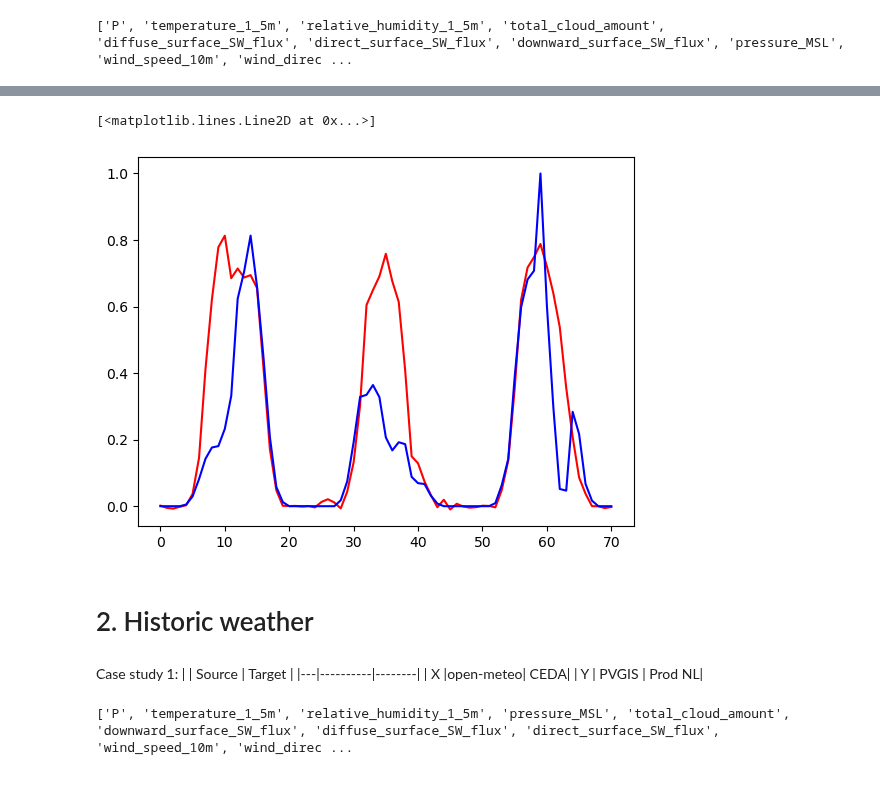
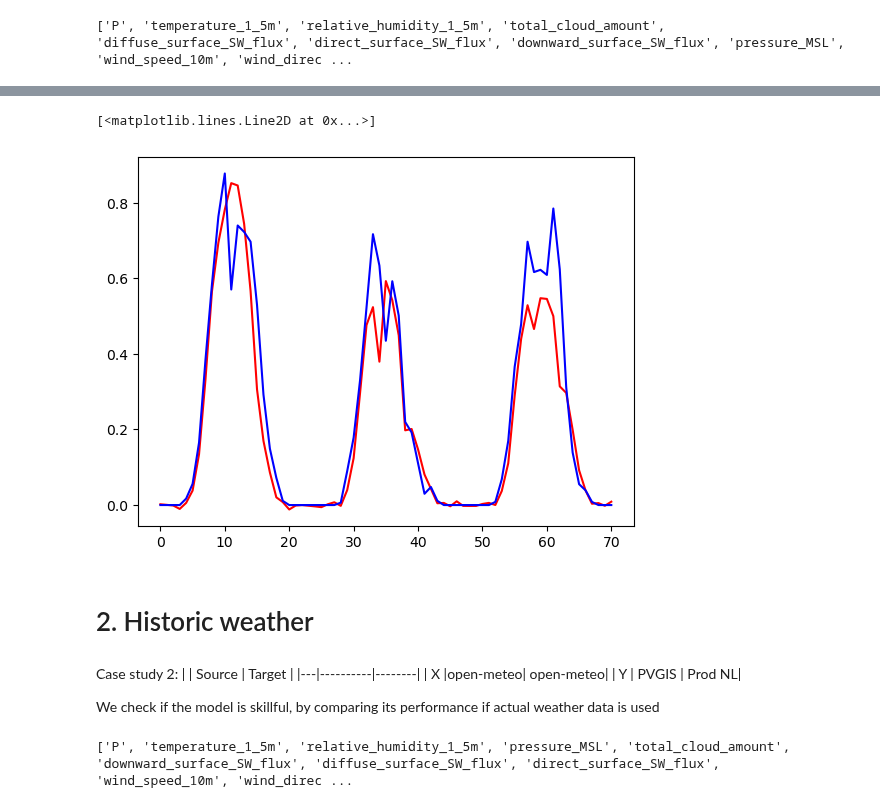
Before and after one commit to RobbeVDE/SolNet-2, a Jupyter notebook: main.ipynb, the cells around one changed output, grey strips where cells are left out. Saved outputs shown, nothing was run; the diff lists cells and outputs as text; code cells hidden in the pictures.

```diff
--- a/main.ipynb
+++ b/main.ipynb
@@ -14,12 +14,12 @@ num_layers = 4
 dropout = 0.3
 device = torch.device("cuda" if torch.cuda.is_available() else "cpu")
 # %%
-month_data = False #1 month of data for testing new code
+month_data = True #1 month of data for testing new code
 
-month_range = pd.date_range("2018-08-01", "2018-08-31 23:00", freq='h', tz="UTC")
+month_range = pd.date_range("2019-08-01", "2019-08-31 23:00", freq='h', tz="UTC")
 source_range = pd.date_range("2016-05-01","2019-12-31 23:00", freq='h', tz="UTC")
-target_month = pd.date_range("2020-01-01", "2020-12-31 23:00", freq='h', tz="UTC")
-eval_month = pd.date_range("2021-07-01", "2021-07-31 23:00", tz="UTC", freq='h')
+target_month = pd.date_range("2020-08-01", "2020-08-31 23:00", freq='h', tz="UTC")
+eval_month = pd.date_range("2019-07-01", "2021-07-31 23:00", tz="UTC", freq='h')
 # %% [markdown]
 # 0. Data initialization
 # %%
@@ -214,17 +246,19 @@ Metrics               0.019           0.073
 # %%
 plt.figure()
 
-day = 20
+day = 15
 plt.plot(y_forecast[(24*day):(24*day)+71], color='red')
 plt.plot(y_truth[(24*day):(24*day)+71], color='blue')
 # %% [output]
 [<matplotlib.lines.Line2D at 0x...>]
-[figure, old version]
+[figure, new version]
 # %% [markdown]
 # 2. Historic weather
 # %% [markdown]
-Case study 1:
+Case study 2:
 |   | Source   | Target |
 |---|----------|--------|
-| X |open-meteo| CEDA|
+| X |open-meteo| open-meteo|
 | Y | PVGIS    | Prod NL|
+
+We check if the model is skillful, by comparing its performance if actual weather data is used
```
Also changed, not shown: parts of 13 cells of this notebook, 8 other files.
